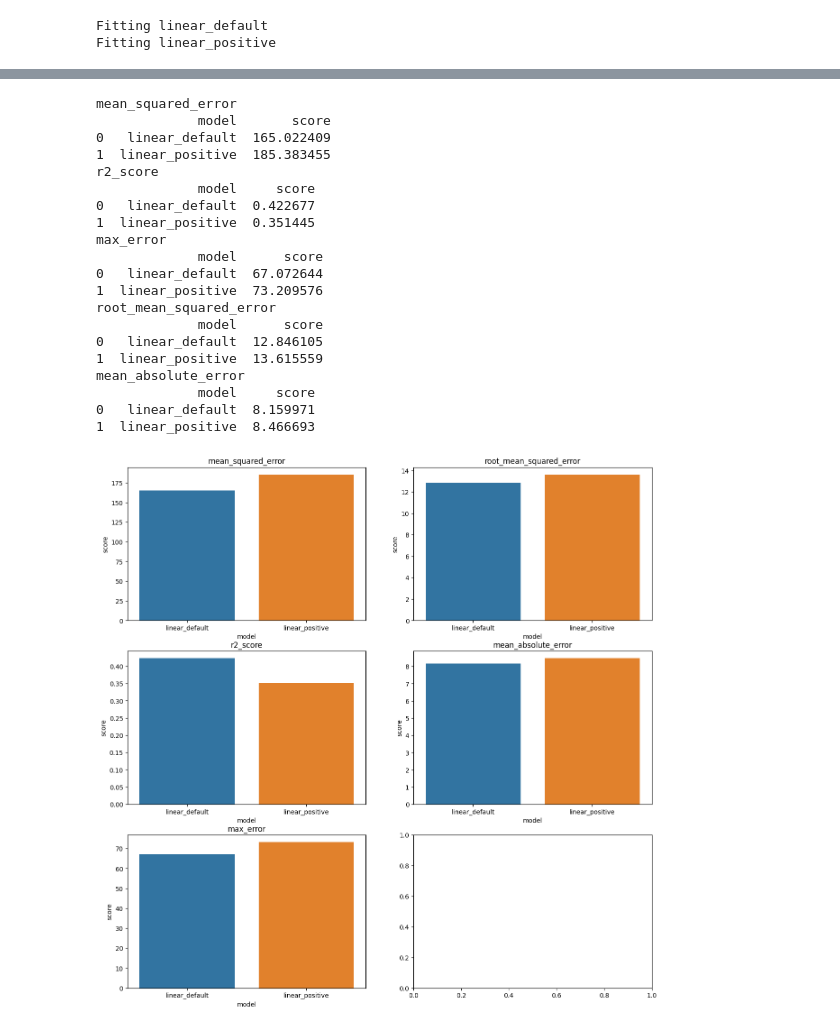
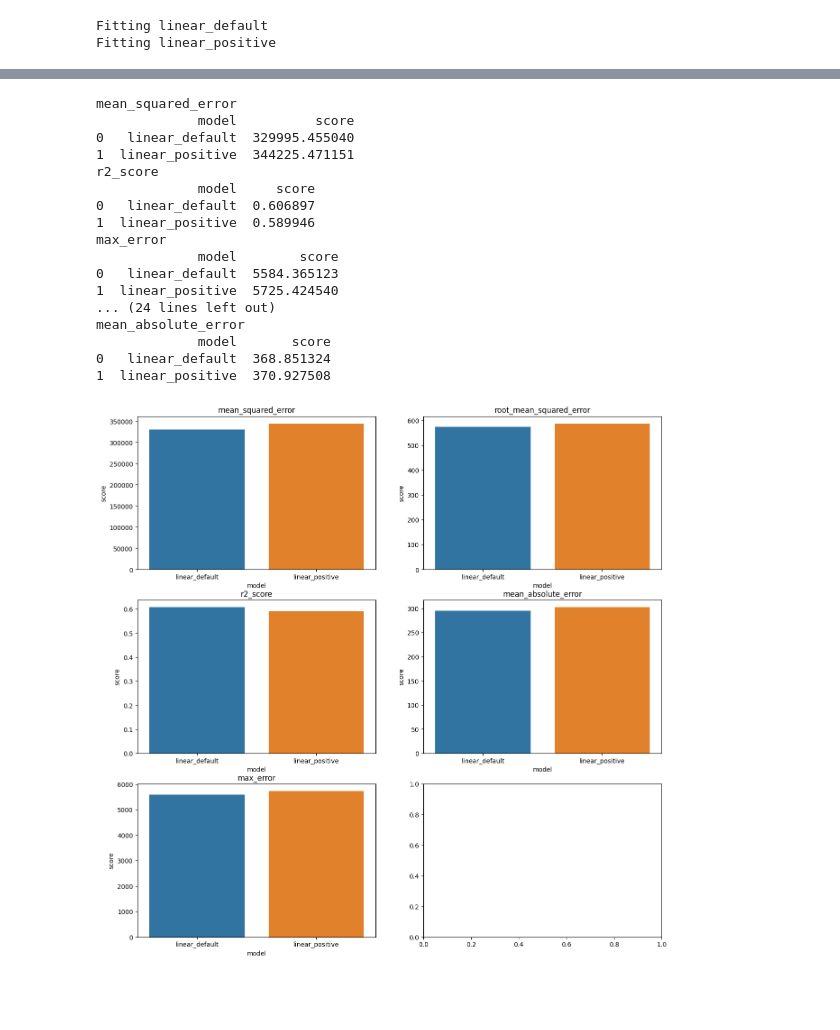
Before and after one commit to MarcelRosier/bdp_project, a Jupyter notebook: mental_health/tune_linear.ipynb, the cells around one changed output, grey strips where cells are left out. Cells and saved outputs as stored; diff of their text form; code cells hidden in the pictures; blank space fills up the shorter version.

Commit message:
- updated linear model to new y

```diff
--- a/mental_health/tune_linear.ipynb
+++ b/mental_health/tune_linear.ipynb
@@ -37,24 +28,22 @@ ma.visualize_predictions()
 # %%
-df = ma.visualize_metrics(verbose=True)
+df = ma.visualize_metrics(split='train',verbose=True)
+df = ma.visualize_metrics(split='val',verbose=True)
 # %% [output]
 mean_squared_error
-             model       score
-0   linear_default  165.022409
-1  linear_positive  185.383455
+             model          score
+0   linear_default  329995.455040
+1  linear_positive  344225.471151
 r2_score
              model     score
-0   linear_default  0.422677
-1  linear_positive  0.351445
+0   linear_default  0.606897
+1  linear_positive  0.589946
 max_error
-             model      score
-0   linear_default  67.072644
-1  linear_positive  73.209576
-root_mean_squared_error
-             model      score
-0   linear_default  12.846105
-1  linear_positive  13.615559
+             model        score
+0   linear_default  5584.365123
+1  linear_positive  5725.424540
+... (24 lines left out)
 mean_absolute_error
-             model     score
-0   linear_default  8.159971
-1  linear_positive  8.466693
+             model       score
+0   linear_default  368.851324
+1  linear_positive  370.927508
-[figure, old version]
+[figure, new version]
```
Also changed, not shown: parts of 6 cells of this notebook, 3 other files.
